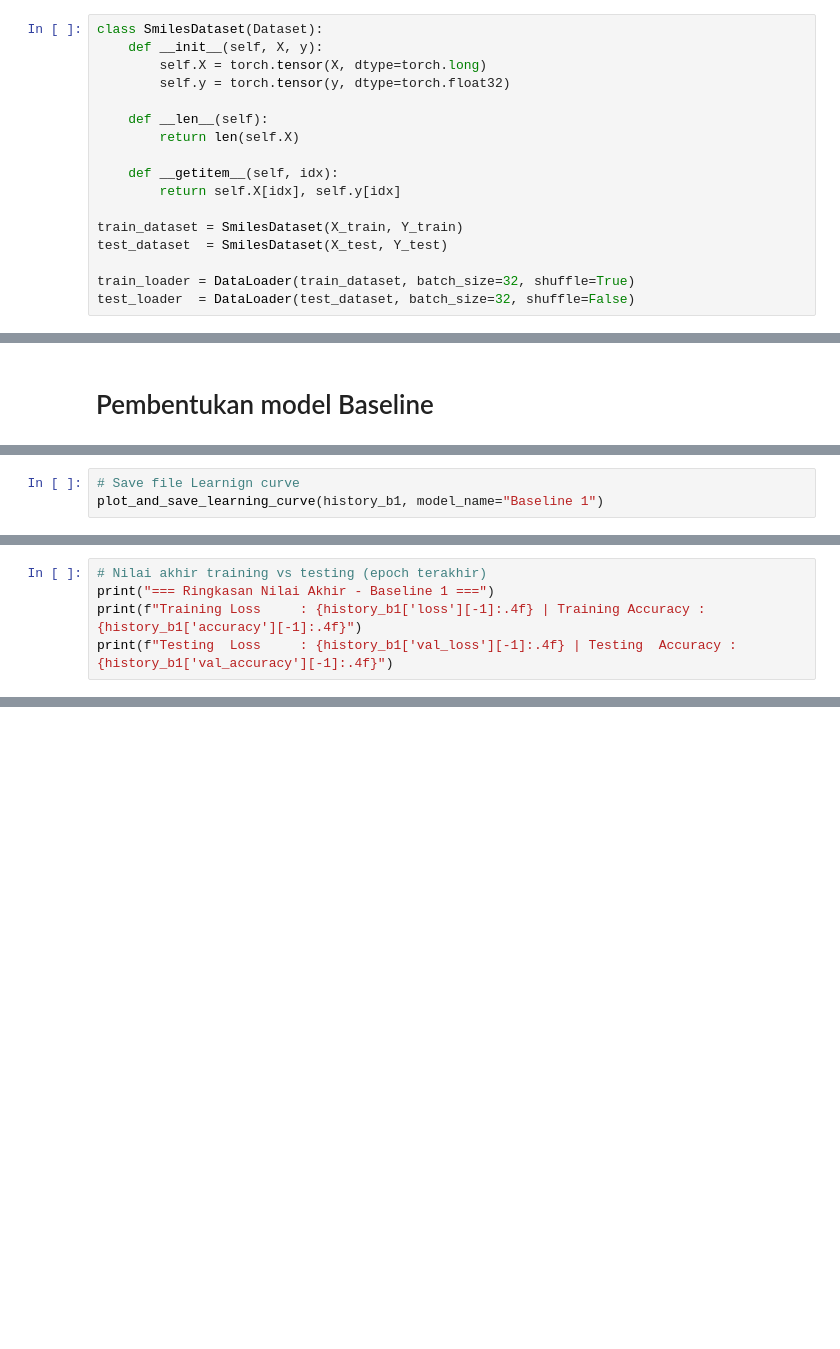
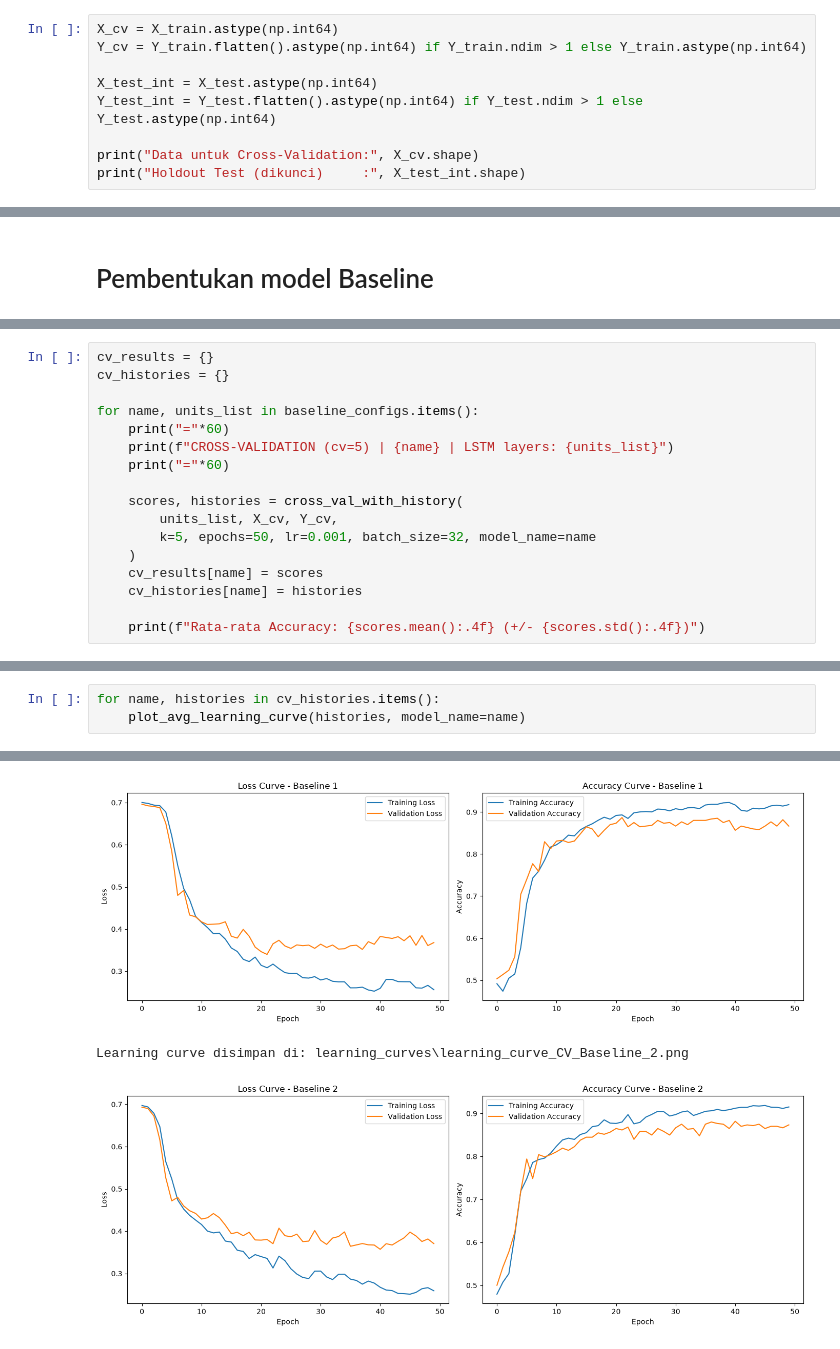
Before and after one commit to EmirAtthariq/Smiles2Vec_LSTM, a Jupyter notebook: smiles2vec_LSTM.ipynb, the cells around one changed output, grey strips where cells are left out. Drawn from its saved outputs; the diff is of its cells as text; blank space fills up the shorter version.

```diff
--- a/smiles2vec_LSTM.ipynb
+++ b/smiles2vec_LSTM.ipynb
@@ -185,17 +180,9 @@ print(X_train.shape, X_test.shape)
 # %%
-class SmilesDataset(Dataset):
-    def __init__(self, X, y):
-        self.X = torch.tensor(X, dtype=torch.long)
-        self.y = torch.tensor(y, dtype=torch.float32)
+X_cv = X_train.astype(np.int64)
+Y_cv = Y_train.flatten().astype(np.int64) if Y_train.ndim > 1 else Y_train.astype(np.int64)
 
-    def __len__(self):
-        return len(self.X)
+X_test_int = X_test.astype(np.int64)
+Y_test_int = Y_test.flatten().astype(np.int64) if Y_test.ndim > 1 else Y_test.astype(np.int64)
 
-    def __getitem__(self, idx):
-        return self.X[idx], self.y[idx]
-
-train_dataset = SmilesDataset(X_train, Y_train)
-test_dataset  = SmilesDataset(X_test, Y_test)
-
-train_loader = DataLoader(train_dataset, batch_size=32, shuffle=True)
-test_loader  = DataLoader(test_dataset, batch_size=32, shuffle=False)
+print("Data untuk Cross-Validation:", X_cv.shape)
+print("Holdout Test (dikunci)     :", X_test_int.shape)
@@ -398,4 +371,18 @@ Epoch 50/50 - loss: 0.2342 - acc: 0.9257 - val_loss: 0.3072 - val_acc: 0.8622
 # %%
-# Save file Learnign curve
-plot_and_save_learning_curve(history_b1, model_name="Baseline 1")
+cv_results = {}
+cv_histories = {}
+
+for name, units_list in baseline_configs.items():
+    print("="*60)
+    print(f"CROSS-VALIDATION (cv=5) | {name} | LSTM layers: {units_list}")
+    print("="*60)
+
+    scores, histories = cross_val_with_history(
+        units_list, X_cv, Y_cv,
+        k=5, epochs=50, lr=0.001, batch_size=32, model_name=name
+    )
+    cv_results[name] = scores
+    cv_histories[name] = histories
+
+    print(f"Rata-rata Accuracy: {scores.mean():.4f} (+/- {scores.std():.4f})")
 # %% [output]
@@ -404,6 +408,4 @@ Learning curve disimpan di: learning_curves\learning_curve_Baseline_1.png
 # %%
-# Nilai akhir training vs testing (epoch terakhir)
-print("=== Ringkasan Nilai Akhir - Baseline 1 ===")
-print(f"Training Loss     : {history_b1['loss'][-1]:.4f} | Training Accuracy : {history_b1['accuracy'][-1]:.4f}")
-print(f"Testing  Loss     : {history_b1['val_loss'][-1]:.4f} | Testing  Accuracy : {history_b1['val_accuracy'][-1]:.4f}")
+for name, histories in cv_histories.items():
+    plot_avg_learning_curve(histories, model_name=name)
 # %% [output]
@@ -412,0 +413,3 @@ Testing  Loss     : 0.3072 | Testing  Accuracy : 0.8622
+[figure, added]
+Learning curve disimpan di: learning_curves\learning_curve_CV_Baseline_2.png
+[figure, added]
```
Also changed, not shown: parts of 43 cells of this notebook, 3 other files.
